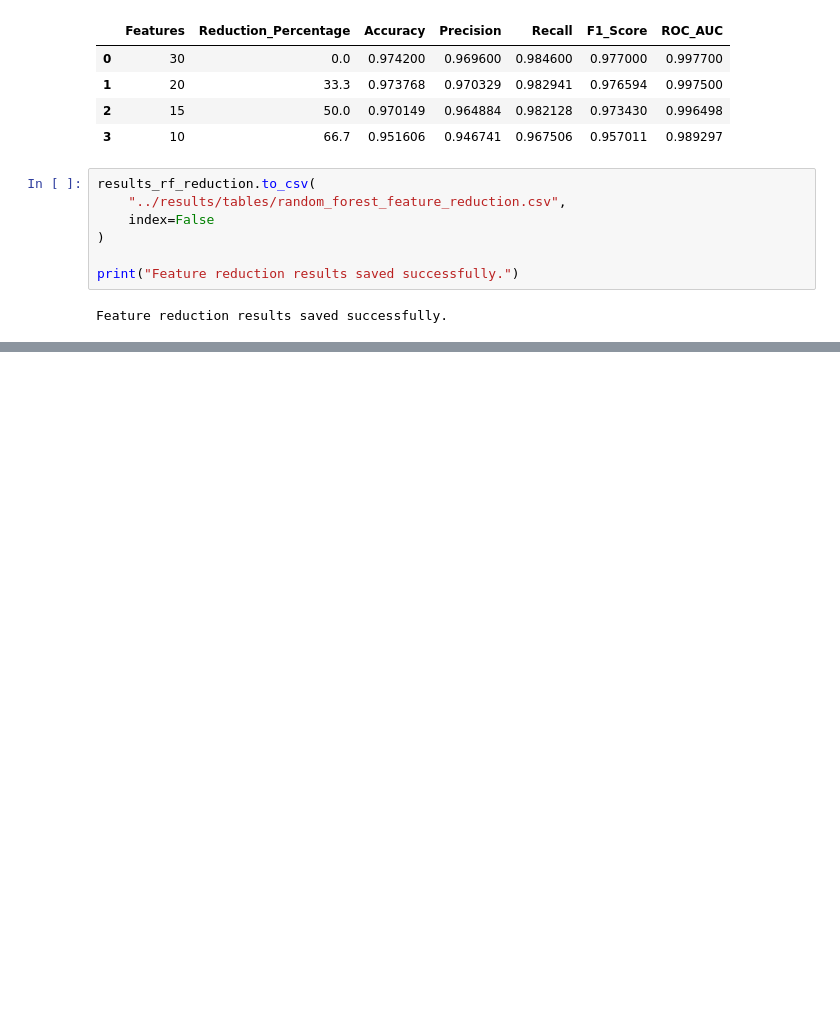
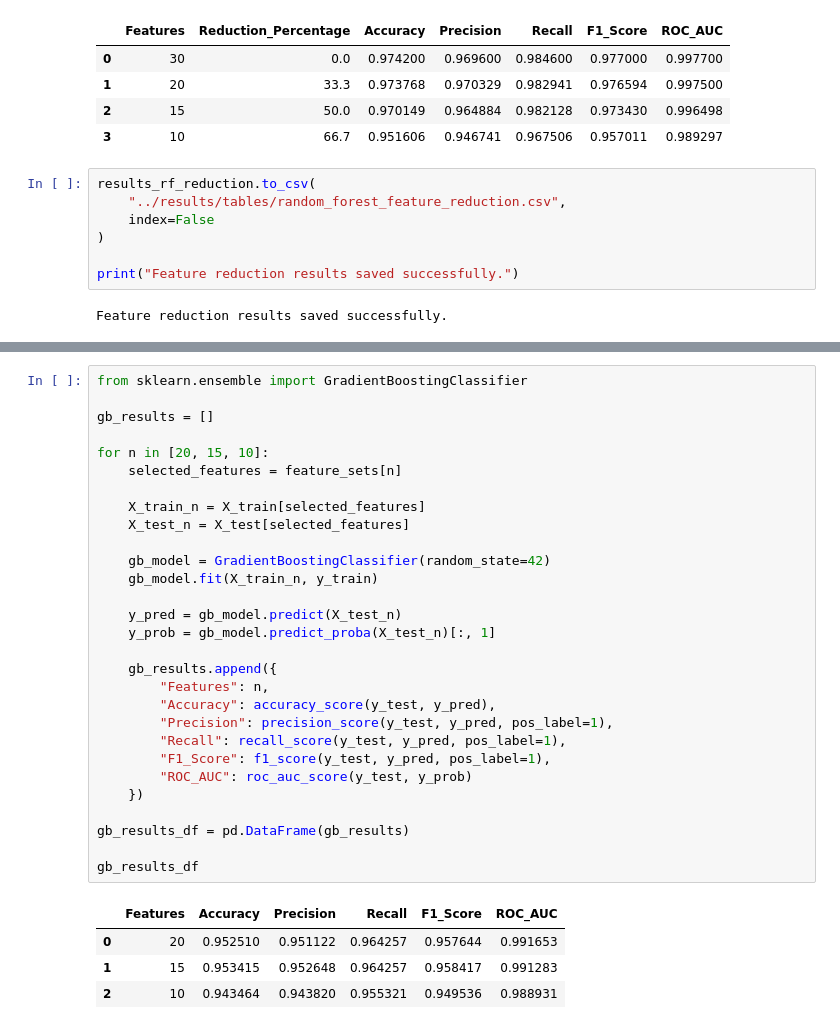
Before and after one commit to Yashi-tech-ai/Phishing-Website-Detection-and-Feature-Reduction, a Jupyter notebook: notebooks/05_feature_selection.ipynb, the cells around one changed output, grey strips where cells are left out. Drawn from its saved outputs; the diff is of its cells as text; blank space fills up the shorter version.

```diff
--- a/notebooks/05_feature_selection.ipynb
+++ b/notebooks/05_feature_selection.ipynb
@@ -332,0 +422,34 @@ Feature reduction results saved successfully.
+# %%
+from sklearn.ensemble import GradientBoostingClassifier
+
+gb_results = []
+
+for n in [20, 15, 10]:
+    selected_features = feature_sets[n]
+
+    X_train_n = X_train[selected_features]
+    X_test_n = X_test[selected_features]
+
+    gb_model = GradientBoostingClassifier(random_state=42)
+    gb_model.fit(X_train_n, y_train)
+
+    y_pred = gb_model.predict(X_test_n)
+    y_prob = gb_model.predict_proba(X_test_n)[:, 1]
+
+    gb_results.append({
+        "Features": n,
+        "Accuracy": accuracy_score(y_test, y_pred),
+        "Precision": precision_score(y_test, y_pred, pos_label=1),
+        "Recall": recall_score(y_test, y_pred, pos_label=1),
+        "F1_Score": f1_score(y_test, y_pred, pos_label=1),
+        "ROC_AUC": roc_auc_score(y_test, y_prob)
+    })
+
+gb_results_df = pd.DataFrame(gb_results)
+
+gb_results_df
+# %% [output]
+|  | Features | Accuracy | Precision | Recall | F1_Score | ROC_AUC |
+| 0 | 20 | 0.952510 | 0.951122 | 0.964257 | 0.957644 | 0.991653 |
+| 1 | 15 | 0.953415 | 0.952648 | 0.964257 | 0.958417 | 0.991283 |
+| 2 | 10 | 0.943464 | 0.943820 | 0.955321 | 0.949536 | 0.988931 |
```
Also changed, not shown: parts of 10 cells of this notebook, 3 other files.
